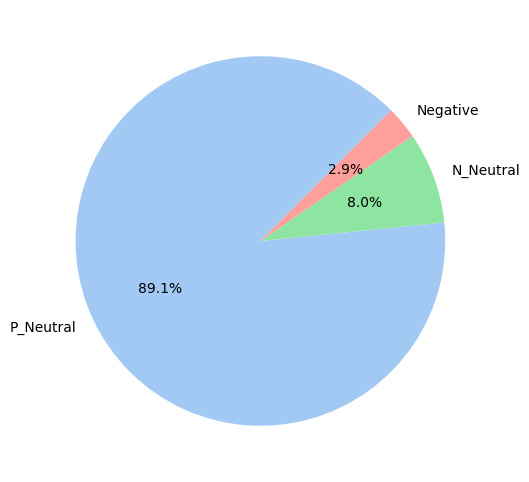
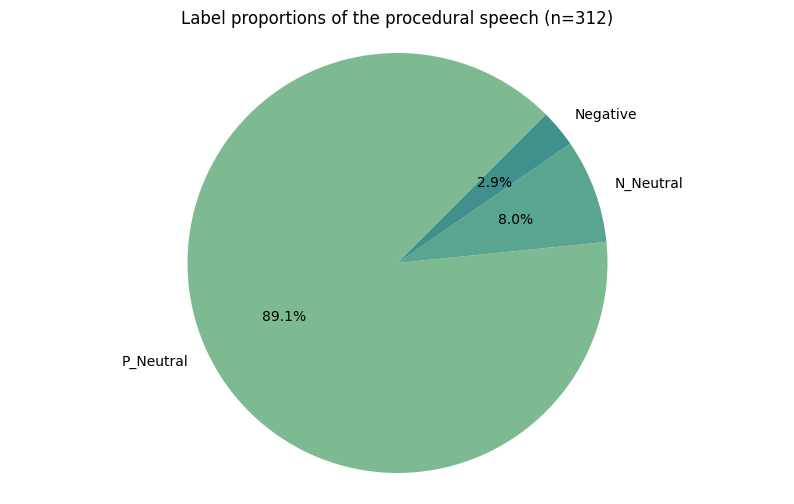
The notebook cell's code change between the first figure and the second:
--- before
+++ after
@@ -1,4 +1,7 @@
-palette3 = sns.color_palette('pastel6')
+palette3 = sns.color_palette('crest')
 plt.figure(figsize=(10,6))
+plt.title('Label proportions of the procedural speech (n=312)')
 plt.pie(tags_proced, labels=tags_proced.index, colors=palette3, autopct='%1.1f%%', startangle=45)
+plt.axis('equal')
+plt.savefig('Figures/Procedural_Labels_pie.png', dpi=300, bbox_inches='tight')
 plt.show()

Commit: Check label distributions for Main